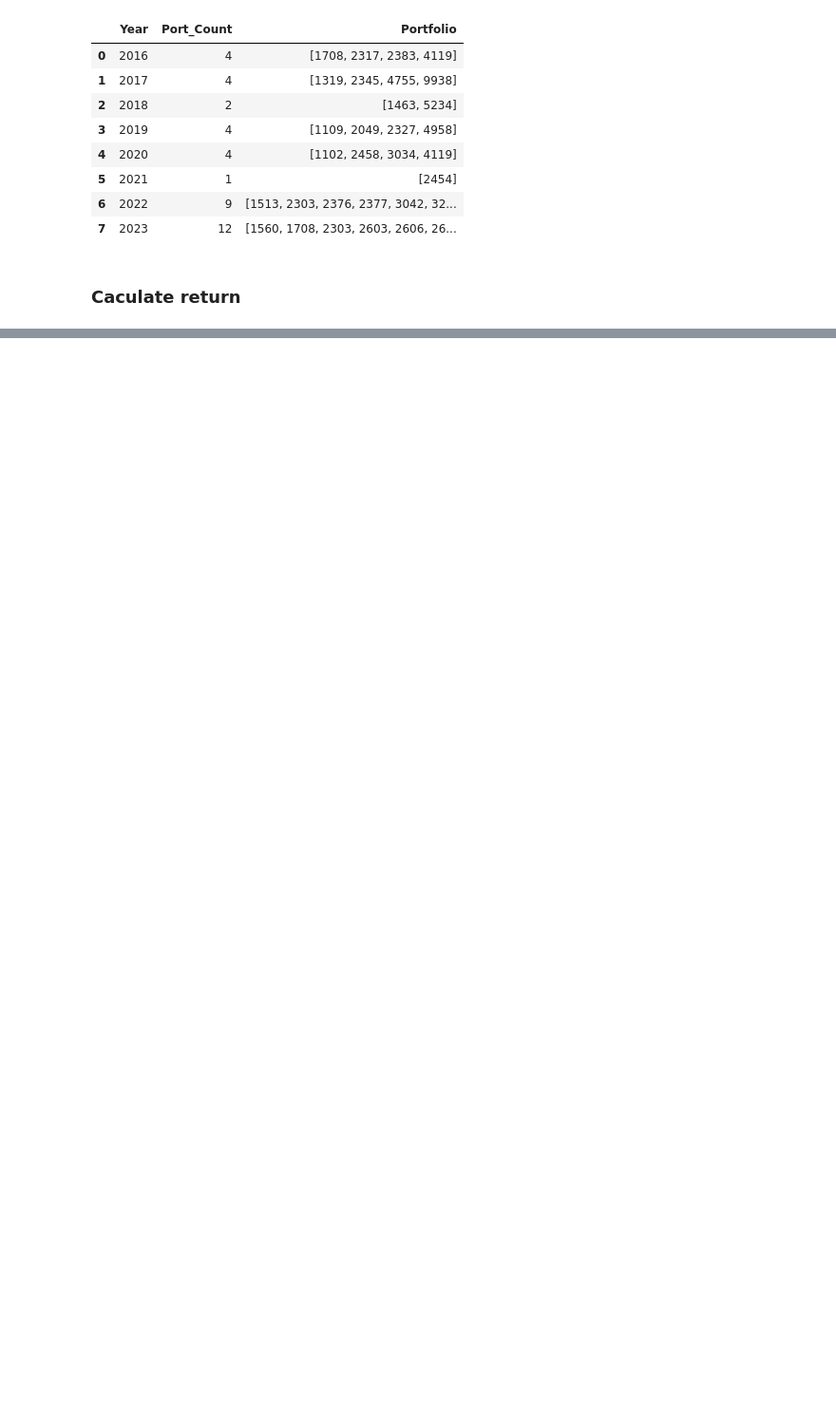
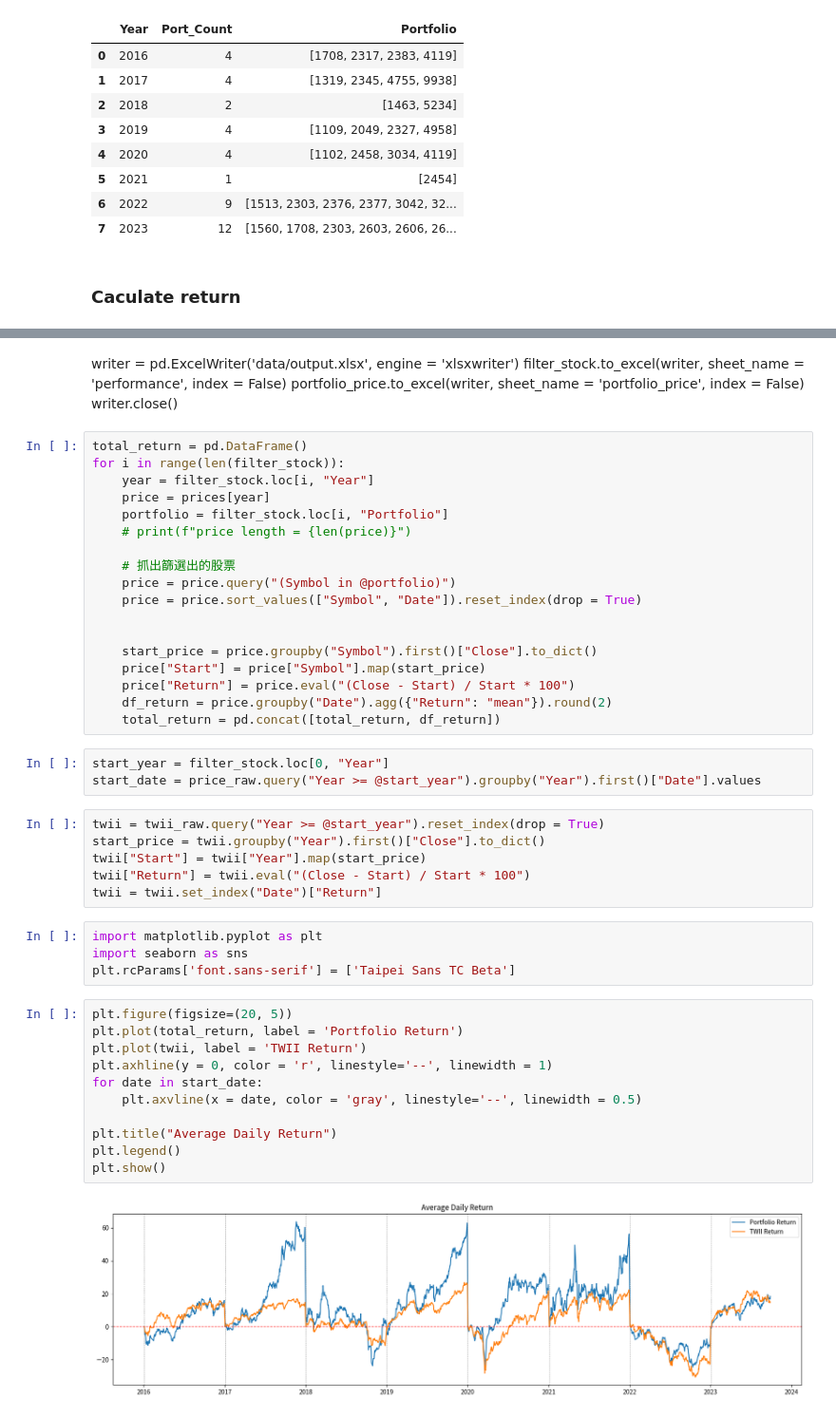
Before and after one commit to JulieKuo/stock, a Jupyter notebook: portfolio.ipynb, the cells around one changed output, grey strips where cells are left out. Shown: that part at 95% size. Saved outputs shown, nothing was run; the diff lists cells and outputs as text; blank space fills up the shorter version.

Commit message:
update portfolio

```diff
--- a/portfolio.ipynb
+++ b/portfolio.ipynb
@@ -443,0 +452,49 @@ writer.close()
+# %% [markdown]
+writer = pd.ExcelWriter('data/output.xlsx', engine = 'xlsxwriter')
+filter_stock.to_excel(writer, sheet_name = 'performance', index = False)
+portfolio_price.to_excel(writer, sheet_name = 'portfolio_price', index = False)
+writer.close()
+# %%
+total_return = pd.DataFrame()
+for i in range(len(filter_stock)):
+    year = filter_stock.loc[i, "Year"]
+    price = prices[year]
+    portfolio = filter_stock.loc[i, "Portfolio"]
+    # print(f"price length = {len(price)}")
+
+    # 抓出篩選出的股票
+    price = price.query("(Symbol in @portfolio)")
+    price = price.sort_values(["Symbol", "Date"]).reset_index(drop = True)
+
+
+    start_price = price.groupby("Symbol").first()["Close"].to_dict()
+    price["Start"] = price["Symbol"].map(start_price)
+    price["Return"] = price.eval("(Close - Start) / Start * 100")
+    df_return = price.groupby("Date").agg({"Return": "mean"}).round(2)
+    total_return = pd.concat([total_return, df_return])
+# %%
+start_year = filter_stock.loc[0, "Year"]
+start_date = price_raw.query("Year >= @start_year").groupby("Year").first()["Date"].values
+# %%
+twii = twii_raw.query("Year >= @start_year").reset_index(drop = True)
+start_price = twii.groupby("Year").first()["Close"].to_dict()
+twii["Start"] = twii["Year"].map(start_price)
+twii["Return"] = twii.eval("(Close - Start) / Start * 100")
+twii = twii.set_index("Date")["Return"]
+# %%
+import matplotlib.pyplot as plt
+import seaborn as sns
+plt.rcParams['font.sans-serif'] = ['Taipei Sans TC Beta']
+# %%
+plt.figure(figsize=(20, 5))
+plt.plot(total_return, label = 'Portfolio Return')
+plt.plot(twii, label = 'TWII Return')
+plt.axhline(y = 0, color = 'r', linestyle='--', linewidth = 1)
+for date in start_date:
+    plt.axvline(x = date, color = 'gray', linestyle='--', linewidth = 0.5)
+
+plt.title("Average Daily Return")
+plt.legend()
+plt.show()
+# %% [output]
+[figure, added]
```
Also changed, not shown: parts of 8 cells of this notebook.
